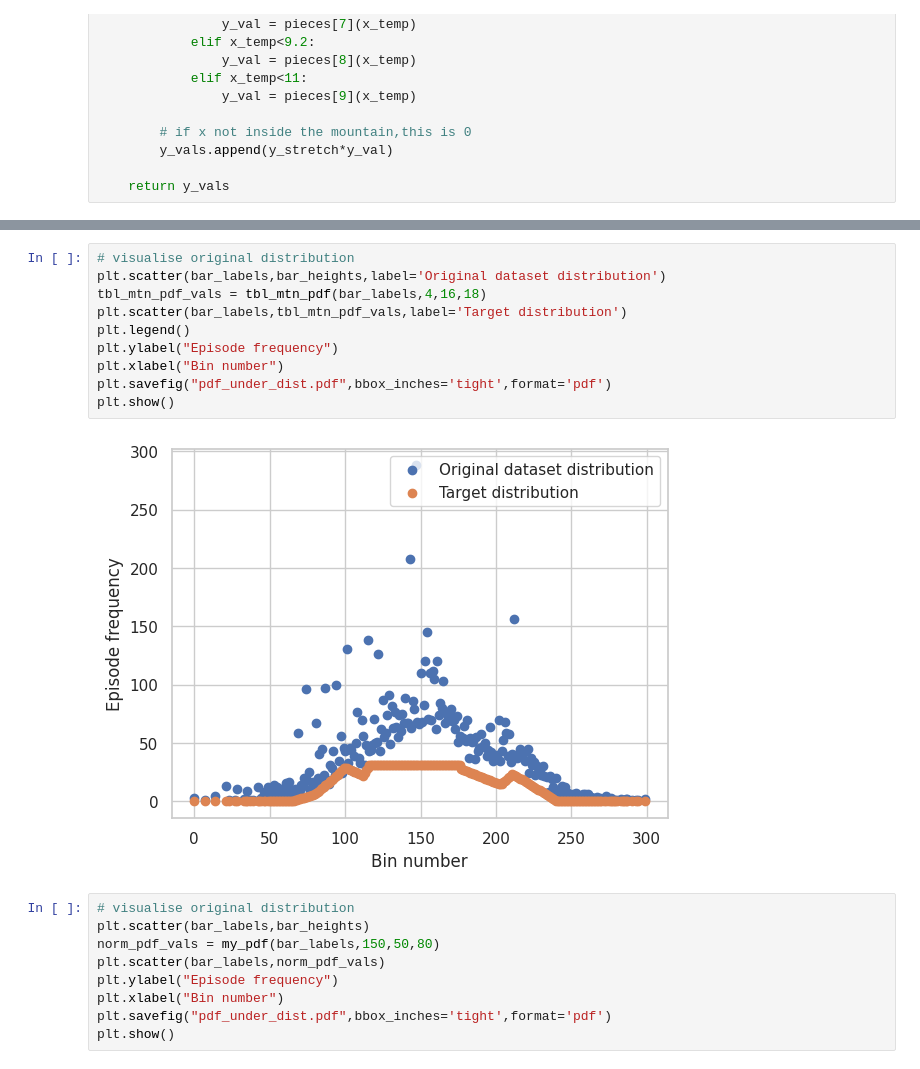
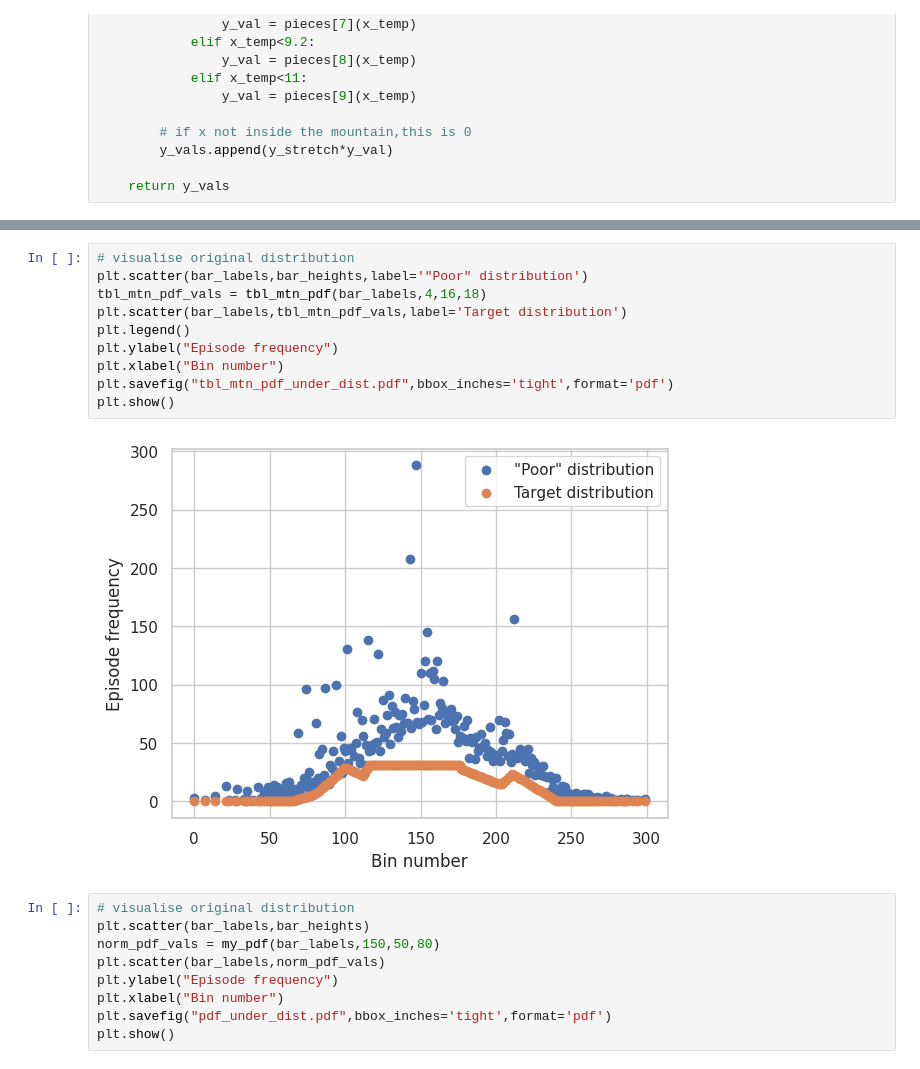
Before and after one commit to instadeepai/og-marl, a Jupyter notebook: examples/manual_dataset_subsampling_demo.ipynb, the cells around one changed output, grey strips where cells are left out. Saved outputs shown, nothing was run; the diff lists cells and outputs as text.

```diff
--- a/examples/manual_dataset_subsampling_demo.ipynb
+++ b/examples/manual_dataset_subsampling_demo.ipynb
@@ -149,15 +156,15 @@ def tbl_mtn_pdf(x_vals,x_shift,x_stretch,y_stretch):
 # %%
 # visualise original distribution
-plt.scatter(bar_labels,bar_heights,label='Original dataset distribution')
+plt.scatter(bar_labels,bar_heights,label='"Poor" distribution')
 tbl_mtn_pdf_vals = tbl_mtn_pdf(bar_labels,4,16,18)
 plt.scatter(bar_labels,tbl_mtn_pdf_vals,label='Target distribution')
 plt.legend()
 plt.ylabel("Episode frequency")
 plt.xlabel("Bin number")
-plt.savefig("pdf_under_dist.pdf",bbox_inches='tight',format='pdf')
+plt.savefig("tbl_mtn_pdf_under_dist.pdf",bbox_inches='tight',format='pdf')
 plt.show()
 # %% [output]
-[figure, old version]
+[figure, new version]
 # %%
 # visualise original distribution
 plt.scatter(bar_labels,bar_heights)
```
Also changed, not shown: parts of 6 cells of this notebook.
